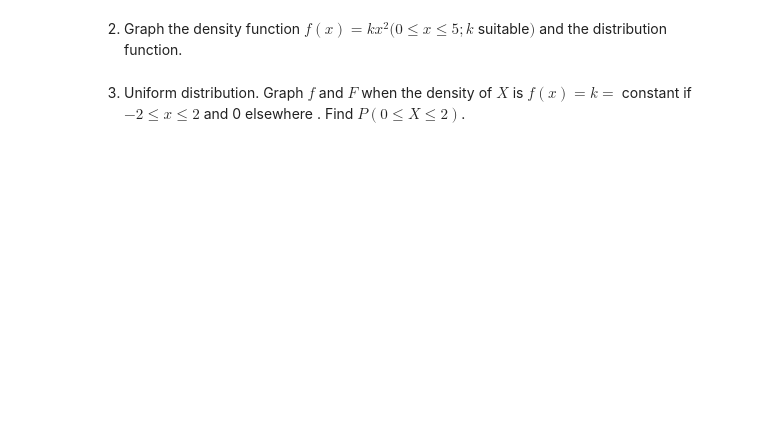
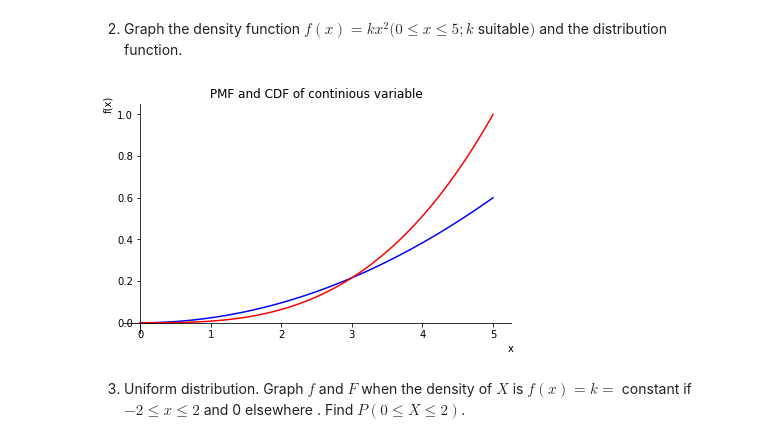
Before and after one commit to ChocolatePadmanaban/Solutions-For-Kreszig-Advanced-Engineering-Mathematics, a Jupyter notebook: Chapter 24 Data Analysis Probability Theory /Problem Set 24.5.ipynb, the cells around one changed output. Saved outputs shown, nothing was run; the diff lists cells and outputs as text; code cells hidden in the pictures; blank space fills up the shorter version.

```diff
--- a/Chapter 24 Data Analysis Probability Theory /Problem Set 24.5.ipynb
+++ b/Chapter 24 Data Analysis Probability Theory /Problem Set 24.5.ipynb
@@ -49,14 +51,16 @@ plt.show()
 2. Graph the density function $f(x) = kx^2 (0\leq x \leq 5;
 k$ suitable$)$ and the distribution function.
 # %%
-x, k = symbols('x k')
-integ = Integral(k*x**2, (x, 0,5))
-k=float(solve(integ.doit()-1,k )[0])
+x, k = sy.symbols('x k')
+integ = sy.Integral(k*x**2, (x, 0,5))
+k=float(sy.solve(integ.doit()-1,k )[0])
 integ = Integral(k*x**2,x)
-p=plotting.plot(k*x**2, integ.doit(),(x, 0, 5),title="PMF and CDF of continious variable",show=False)
+p=sy.plotting.plot(k*x**2, integ.doit(),(x, 0, 5),title="PMF and CDF of continious variable",show=False)
 p[0].line_color='b'
 p[1].line_color='r'
 p.show()
+# %% [output]
+[figure, added]
 # %% [markdown]
 3. Uniform distribution. Graph $f$ and $F$ when the density of $X$ is $f(x) = k =$ constant if $-2 \leq x \leq2$ and 0 elsewhere . Find $P(0 \leq X \leq 2)$.
 # %%
```
Also changed, not shown: parts of 6 cells of this notebook, 2 other files.
